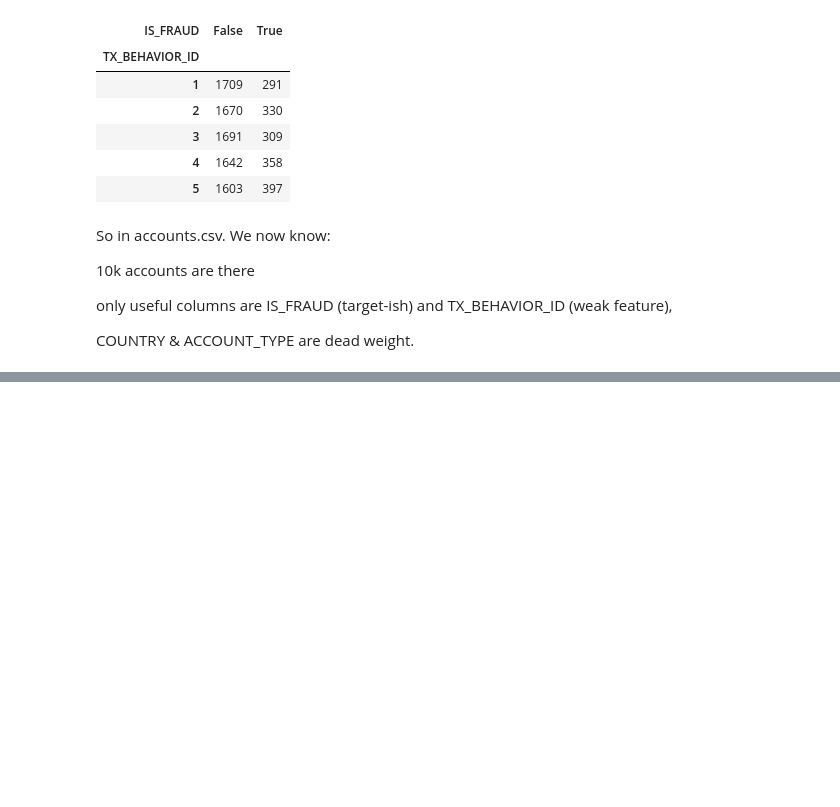
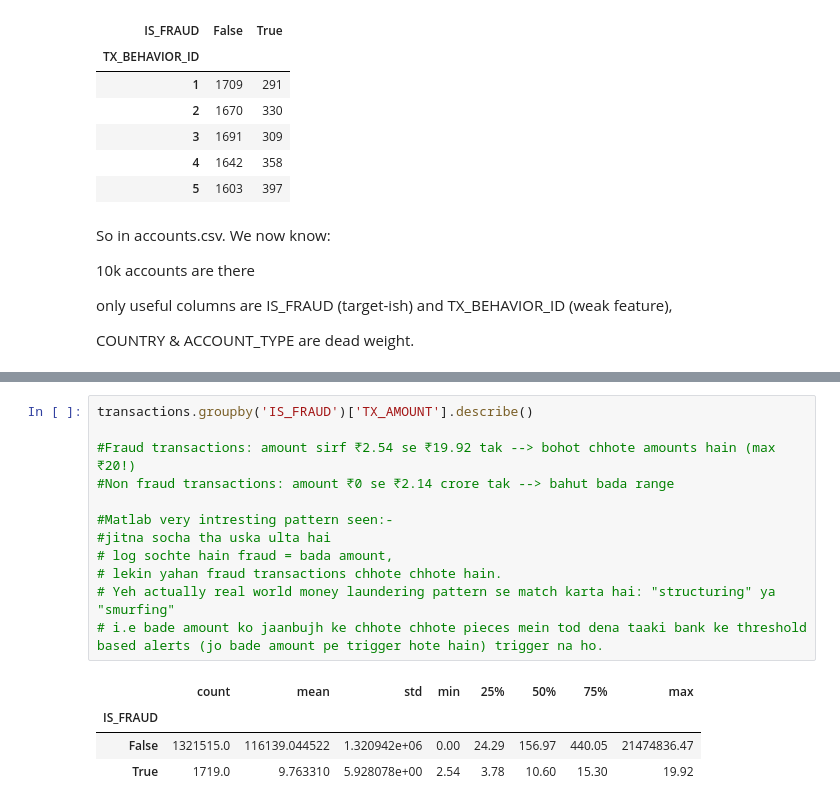
Before and after one commit to Roopanshi-Marwaha/Fraud_Ring_Detection, a Jupyter notebook: Fraud_Ring_Detection.ipynb, the cells around one changed output, grey strips where cells are left out. Saved outputs shown, nothing was run; the diff lists cells and outputs as text; blank space fills up the shorter version.

```diff
--- a/Fraud_Ring_Detection.ipynb
+++ b/Fraud_Ring_Detection.ipynb
@@ -99,0 +181,17 @@ COUNTRY & ACCOUNT_TYPE are dead weight.
+# %%
+transactions.groupby('IS_FRAUD')['TX_AMOUNT'].describe()
+
+#Fraud transactions: amount sirf ₹2.54 se ₹19.92 tak --> bohot chhote amounts hain (max ₹20!)
+#Non fraud transactions: amount ₹0 se ₹2.14 crore tak --> bahut bada range
+
+#Matlab very intresting pattern seen:-
+#jitna socha tha uska ulta hai
+# log sochte hain fraud = bada amount,
+# lekin yahan fraud transactions chhote chhote hain.
+# Yeh actually real world money laundering pattern se match karta hai: "structuring" ya "smurfing"
+# i.e bade amount ko jaanbujh ke chhote chhote pieces mein tod dena taaki bank ke threshold based alerts (jo bade amount pe trigger hote hain) trigger na ho.
+# %% [output]
+|  | count | mean | std | min | 25% | 50% | 75% | max |
+| IS_FRAUD |  |  |  |  |  |  |  |  |
+| False | 1321515.0 | 116139.044522 | 1.320942e+06 | 0.00 | 24.29 | 156.97 | 440.05 | 21474836.47 |
+| True | 1719.0 | 9.763310 | 5.928078e+00 | 2.54 | 3.78 | 10.60 | 15.30 | 19.92 |
```
Also changed, not shown: parts of 7 cells of this notebook.
